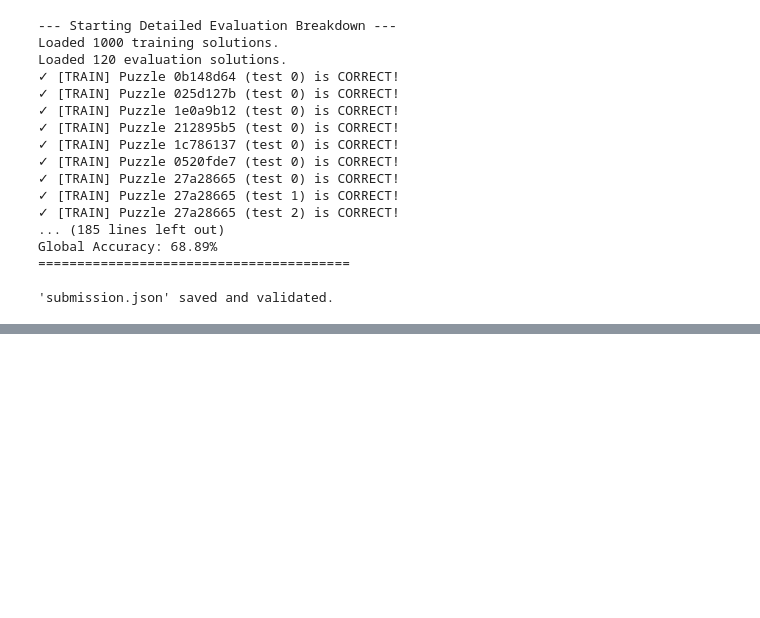
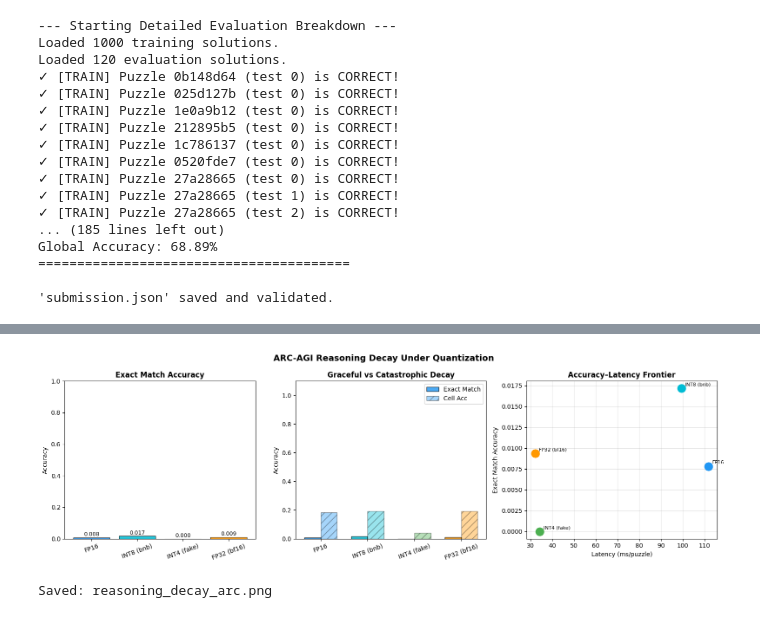
Before and after one commit to Seqaeon/EdgeTRM, a Jupyter notebook: edge-trm-copy.ipynb, the cells around one changed output, grey strips where cells are left out. Drawn from its saved outputs; the diff is of its cells as text; code cells hidden in the pictures; blank space fills up the shorter version.

```diff
--- a/edge-trm-copy.ipynb
+++ b/edge-trm-copy.ipynb
@@ -65,8 +50,8 @@ def load_arc_model(checkpoint_path, config_text):
     # Construct the exact dictionary required by TinyRecursiveReasoningModel_ACTV1Config
     final_config = {
         # Required fields missing or named differently in your YAML:
-        "batch_size": raw_config.get('global_batch_size', 512), # Map global_batch_size to batch_size
-        "seq_len": 1024,                # Typical for ARC models; not found in your YAML
+        "batch_size": 32,               # Inference batch size (must be <= training batch_size for sparse emb)
+        "seq_len": 900,                 # Must match training data: dataset.json seq_len=900
         "num_puzzle_identifiers": 30670, # Size of the task lookup table; not found in your YAML
         "vocab_size": 12,               # 10 colors + 1 padding/special token for ARC
 
@@ -1263,0 +1347,13 @@ checkpoints/Arc2test-aug-128-ACT-torch/TinyRecursiveReasoningModel_ACTV1 interes
+# %%
+if train_loader is not None and 'model' in dir():
+    print(f"Running FP32 baseline evaluation on {DEVICE}...")
+    fp32_exact, fp32_cell, fp32_ms = evaluate_arc(
+        model, train_loader, device=str(DEVICE), n_sup_max=16, max_batches=100
+    )
+    print(f"\nFP32 Baseline (first 20 batches):")
+    print(f"  Exact Match : {fp32_exact:.4f}")
+    print(f"  Cell Acc    : {fp32_cell:.4f}")
+    print(f"  Latency     : {fp32_ms*1000:.2f} ms/puzzle")
+else:
+    fp32_exact, fp32_cell, fp32_ms = 0.0, 0.0, 0.0
+    print("[SKIP] model or train_loader not available.")
@@ -1263,0 +1612,45 @@ checkpoints/Arc2test-aug-128-ACT-torch/TinyRecursiveReasoningModel_ACTV1 interes
+# %%
+# ── 5.2  Visualise reasoning decay ────────────────────────────────────────────
+if results:
+    names      = list(results.keys())
+    exact_accs = [results[n]["exact_acc"]  for n in names]
+    cell_accs  = [results[n]["cell_acc"]   for n in names]
+    latencies  = [results[n]["latency_ms"] for n in names]
+
+    palette = ["#2196F3", "#00BCD4", "#4CAF50", "#FF9800", "#FF5722"]
+    colors  = palette[:len(names)]
+
+    fig, axes = plt.subplots(1, 3, figsize=(16, 5))
+    fig.suptitle("ARC-AGI Reasoning Decay Under Quantization", fontsize=14, fontweight="bold")
+
+    # Plot 1: exact match
+    axes[0].bar(names, exact_accs, color=colors, alpha=0.85, edgecolor="black", lw=0.8)
+    axes[0].set_title("Exact Match Accuracy", fontsize=12, fontweight="bold")
+    axes[0].set_ylabel("Accuracy"); axes[0].set_ylim(0, 1)
+    axes[0].tick_params(axis="x", rotation=20)
+    for i, v in enumerate(exact_accs):
+        axes[0].text(i, v + 0.01, f"{v:.3f}", ha="center", fontsize=9)
+
+    # Plot 2: exact vs cell
+    x = np.arange(len(names)); w = 0.35
+    axes[1].bar(x - w/2, exact_accs, w, label="Exact Match", color=colors, alpha=0.8, edgecolor="black")
+    axes[1].bar(x + w/2, cell_accs,  w, label="Cell Acc",    color=colors, alpha=0.4, edgecolor="black", hatch="//")
+    axes[1].set_title("Graceful vs Catastrophic Decay", fontsize=12, fontweight="bold")
+    axes[1].set_xticks(x); axes[1].set_xticklabels(names, rotation=20)
+    axes[1].set_ylabel("Accuracy"); axes[1].set_ylim(0, 1.1); axes[1].legend()
+
+    # Plot 3: accuracy vs latency
+    for i, (n, e, lat) in enumerate(zip(names, exact_accs, latencies)):
+        axes[2].scatter(lat, e, color=colors[i], s=180, zorder=5)
+        axes[2].annotate(n, (lat, e), textcoords="offset points", xytext=(6, 4), fontsize=8)
+    axes[2].set_title("Accuracy–Latency Frontier", fontsize=12, fontweight="bold")
+    axes[2].set_xlabel("Latency (ms/puzzle)"); axes[2].set_ylabel("Exact Match Accuracy")
+    axes[2].grid(True, alpha=0.3)
+
+    plt.tight_layout()
+    plt.savefig("reasoning_decay_arc.png", dpi=150, bbox_inches="tight")
+    plt.show()
+    print("Saved: reasoning_decay_arc.png")
+# %% [output]
+[figure, added]
+Saved: reasoning_decay_arc.png
```
Also changed, not shown: parts of 53 cells of this notebook, 17 other files.
